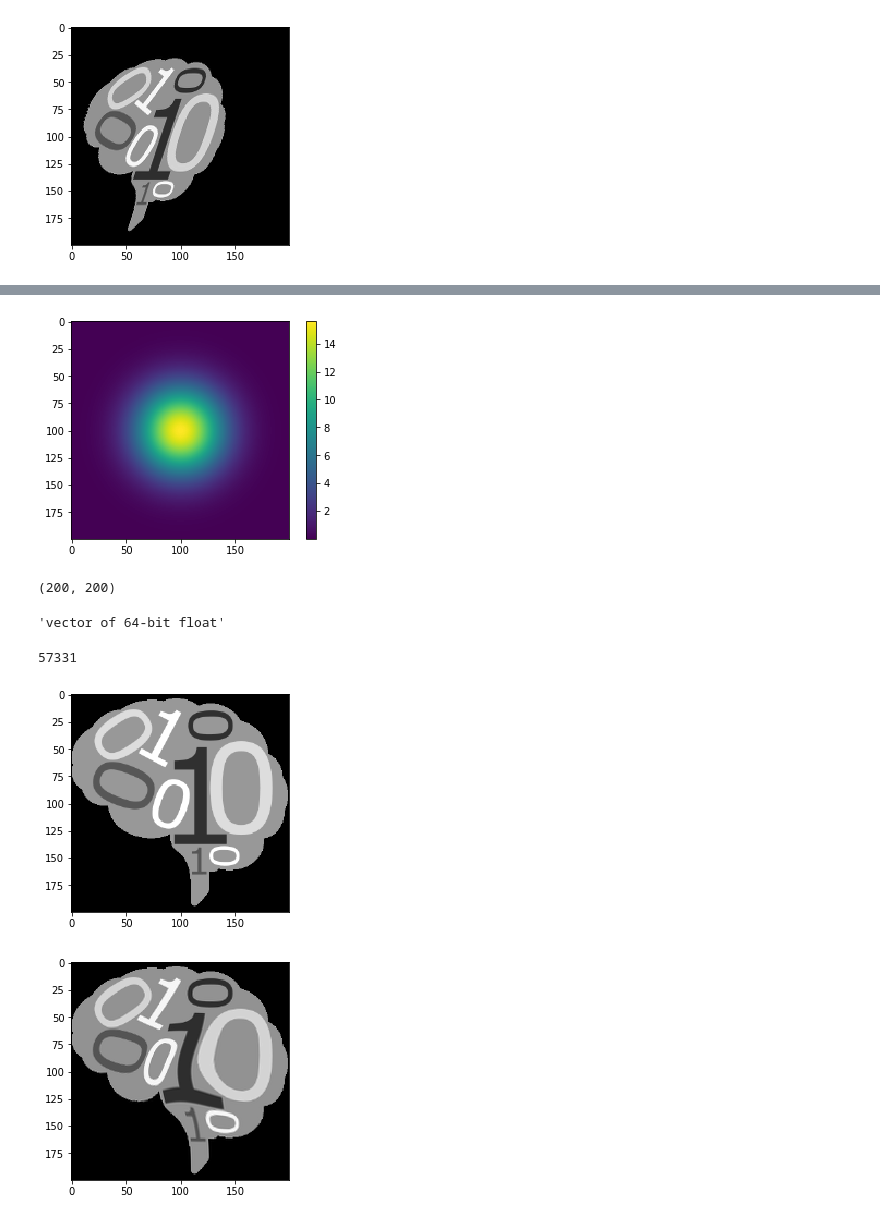
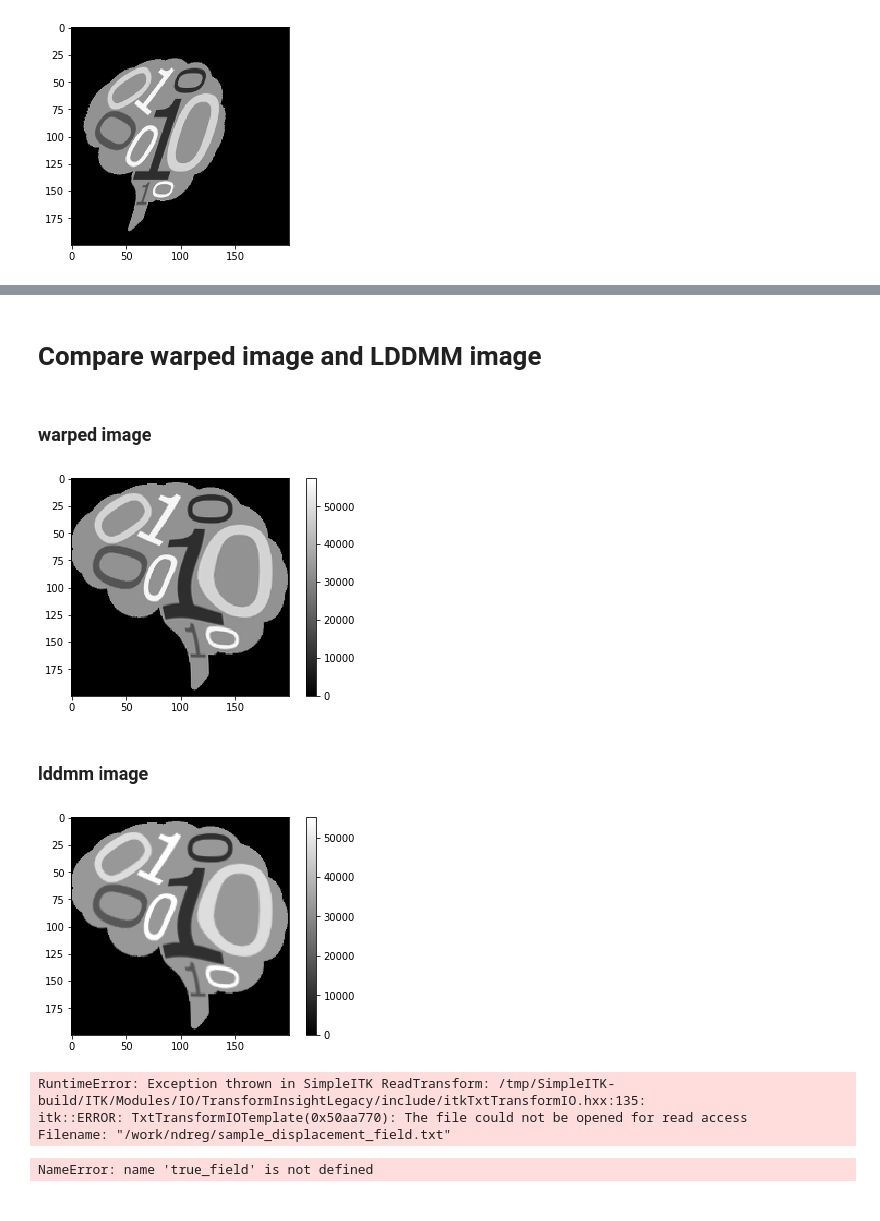
Before and after one commit to neurodata/ndreg, a Jupyter notebook: ndreg_demo.ipynb, the cells around one changed output, grey strips where cells are left out. Saved outputs shown, nothing was run; the diff lists cells and outputs as text; code cells hidden in the pictures.

```diff
--- a/ndreg_demo.ipynb
+++ b/ndreg_demo.ipynb
@@ -56,0 +57,2 @@ plt.show()
+# %%
+img_warped = ndreg.imgRead('/work/ndreg/sample_warped.png')
@@ -57,6 +96,10 @@ plt.show()
+# %% [markdown]
+# Compare warped image and LDDMM image
+# %% [markdown]
+### warped image
 # %%
-plt.imshow(circle_image[:,:,0])
+plt.imshow(sitk.GetArrayViewFromImage(img_warped), cmap='gray')
 plt.colorbar()
 plt.show()
 # %% [output]
-[figure, old version]
+[figure, new version]
@@ -65,8 +105,0 @@ disp_field = sitk.GetImageFromArray(circle_image, isVector=True)
-# %%
-disp_field.GetSize()
-# %% [output]
-(200, 200)
-# %%
-disp_field.GetPixelIDTypeAsString()
-# %% [output]
-'vector of 64-bit float'
@@ -81,14 +106,22 @@ sample_image_warped = registerer.resample(img, transform, img)
-# %%
-sitk.GetArrayViewFromImage(sample_image_warped).max()
-# %% [output]
-57331
+# %% [markdown]
+### lddmm image
 # %%
-plt.imshow(sitk.GetArrayViewFromImage(img), cmap='gray')
+plt.imshow(sitk.GetArrayViewFromImage(img_lddmm), cmap='gray')
+plt.colorbar()
 plt.show()
 # %% [output]
-[figure, old version]
+[figure, new version]
+# %%
+true_field = sitk.ReadTransform('/work/ndreg/sample_displacement_field.txt')
+# %% [output]
+RuntimeError: Exception thrown in SimpleITK ReadTransform: /tmp/SimpleITK-build/ITK/Modules/IO/TransformInsightLegacy/include/itkTxtTransformIO.hxx:135:
+itk::ERROR: TxtTransformIOTemplate(0x50aa770): The file could not be opened for read access
+Filename: "/work/ndreg/sample_displacement_field.txt"
+# %%
+difference_field = true_field - field
+# %% [output]
+NameError: name 'true_field' is not defined
 # %%
-plt.imshow(sitk.GetArrayViewFromImage(sample_image_warped), cmap='gray')
+plt.imshow(sitk.GetArrayViewFromImage(difference_field), cmap='gray')
+plt.colorbar()
 plt.show()
-# %% [output]
-[figure, removed]
```
Also changed, not shown: parts of 12 cells of this notebook, 1 other file.
